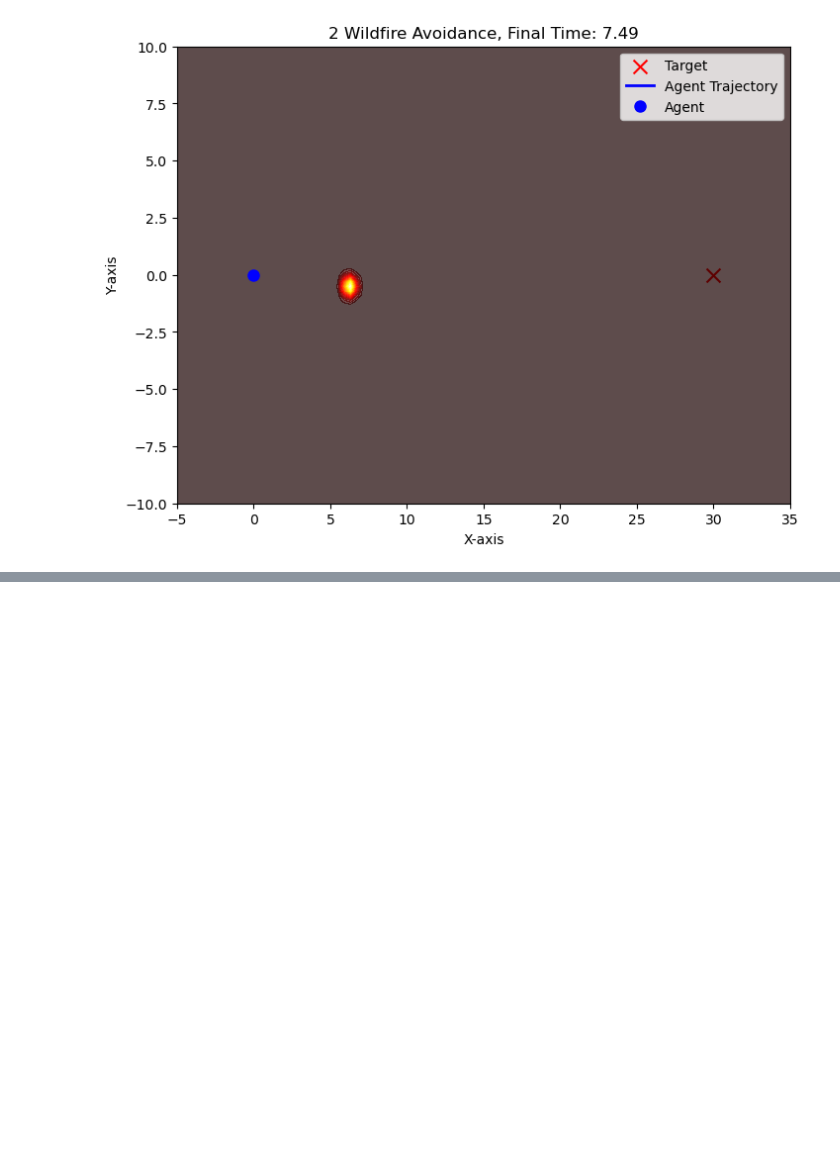
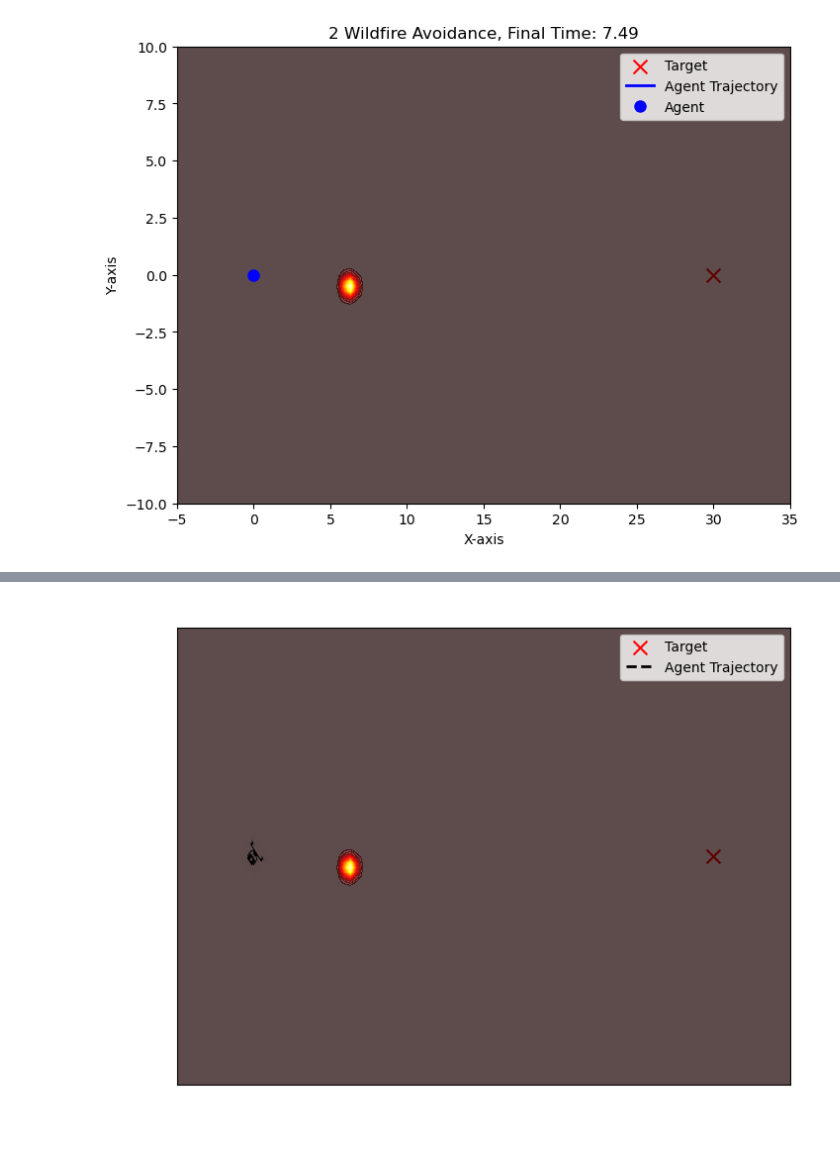
Before and after one commit to mwshumway/Wildfires, a Jupyter notebook: fire2_target1_constw.ipynb, the cells around one changed output, grey strips where cells are left out. Saved outputs shown, nothing was run; the diff lists cells and outputs as text; code cells hidden in the pictures; blank space fills up the shorter version.

Commit message:
cute drone image

```diff
--- a/fire2_target1_constw.ipynb
+++ b/fire2_target1_constw.ipynb
@@ -302,0 +308,90 @@ ani.save('animations/fire2_avoid_constw.mp4', writer='ffmpeg', fps=40)
+# %%
+fig, ax = plt.subplots(figsize=(8, 6))
+ax.set_xlim(-5, 35)
+ax.set_ylim(-10, 10)
+ax.set_xlabel('X-axis', color='white')
+ax.set_ylabel('Y-axis', color='white')
+ax.set_title('2 Wildfire Avoidance, Final Time: {:.2f}'.format(tf), color='white')
+ax.tick_params(colors='white')
+
+# Plot target
+ax.scatter(target[0], target[1], marker='x', color='red', label='Target', s=100)
+
+contour = None
+traj_line, = ax.plot([], [], 'k--', lw=2, label='Agent Trajectory')  # White dashed line
+ax.legend(facecolor='white')
+
+# Load drone and fire emoji images
+drone_img = mpimg.imread("drone.png")
+drone_size = 1.0
+drone = ax.imshow(drone_img, extent=[-100, -99, -100, -99], zorder=3, aspect='auto')
+
+def update(t_anim):
+    global contour
+
+    if contour is not None:
+        for coll in contour.collections:
+            coll.remove()
+
+    mean1 = [fire1_init[0] + w1 * t_anim, fire1_init[1] + w2 * t_anim]
+    mean2 = [fire2_init[0] + w1 * t_anim, fire2_init[1] + w2 * t_anim]
+    sigma_parallel = sigma_0 + k * t_anim
+    sigma_perp = sigma_0 + c * t_anim
+
+    Sigma = np.array([
+        [u_x**2 * sigma_parallel + u_y**2 * sigma_perp,
+         u_x * u_y * (sigma_parallel - sigma_perp)],
+        [u_x * u_y * (sigma_parallel - sigma_perp),
+         u_y**2 * sigma_parallel + u_x**2 * sigma_perp]
+    ])
+
+    Z1 = multivariate_normal.pdf(np.dstack((X, Y)), mean=mean1, cov=Sigma)
+    Z2 = multivariate_normal.pdf(np.dstack((X, Y)), mean=mean2, cov=Sigma)
+    Z = Z1 + Z2
+
+    contour = ax.contourf(X, Y, Z, levels=20, cmap='hot', alpha=0.7)
+
+    # Update trajectory
+    mask = t_eval <= t_anim
+    traj_line.set_data(x_traj[mask], y_traj[mask])
+
+    if mask.any():
+        x_curr, y_curr = x_traj[mask][-1], y_traj[mask][-1]
+        drone_extent = [
+            x_curr - drone_size, x_curr + drone_size,
+            y_curr - drone_size, y_curr + drone_size
+        ]
+
+        if len(x_traj[mask]) > 1:
+            dx = x_traj[mask][-1] - x_traj[mask][-2]
+            dy = y_traj[mask][-1] - y_traj[mask][-2]
+            angle = np.degrees(np.arctan2(dy, dx))
+
+            # Convert normalized float image to uint8 for PIL
+            drone_img_uint8 = (drone_img * 255).astype(np.uint8)
+
+            # Rotate using PIL
+            pil_img = Image.fromarray(drone_img_uint8)
+            rotated = pil_img.rotate(-angle, resample=Image.BICUBIC, expand=True)
+
+            # Convert back to float for imshow
+            rotated_arr = np.asarray(rotated).astype(np.float32) / 255.0
+
+            drone.set_data(rotated_arr)
+            h, w = rotated_arr.shape[0]/100, rotated_arr.shape[1]/100
+            drone.set_extent([
+                x_curr - w/2, x_curr + w/2,
+                y_curr - h/2, y_curr + h/2
+            ])
+        else:
+            drone.set_extent(drone_extent)
+
+    return []
+
+
+ani = animation.FuncAnimation(
+    fig, update, frames=t_anim_vals, blit=False, interval=50, repeat=True
+)
+ani.save('animations/drone_cinematic.mp4', writer='ffmpeg', fps=40)
+# %% [output]
+[figure, added]
```
Also changed, not shown: parts of 2 cells of this notebook, 5 other files.
